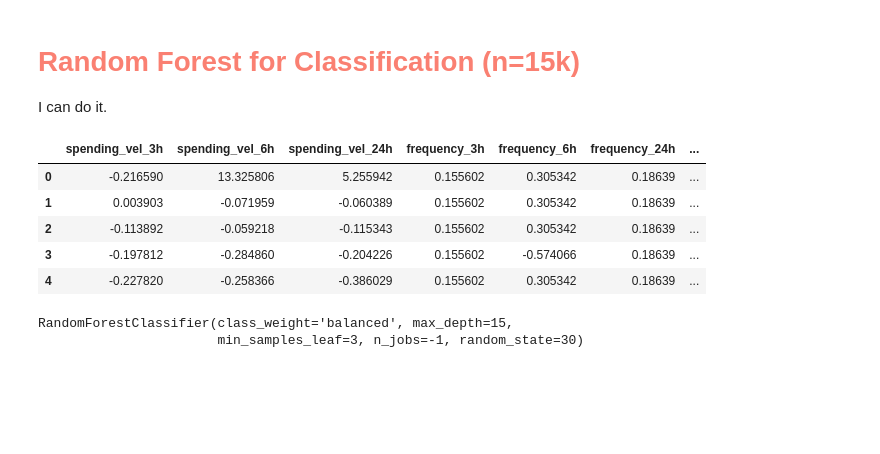
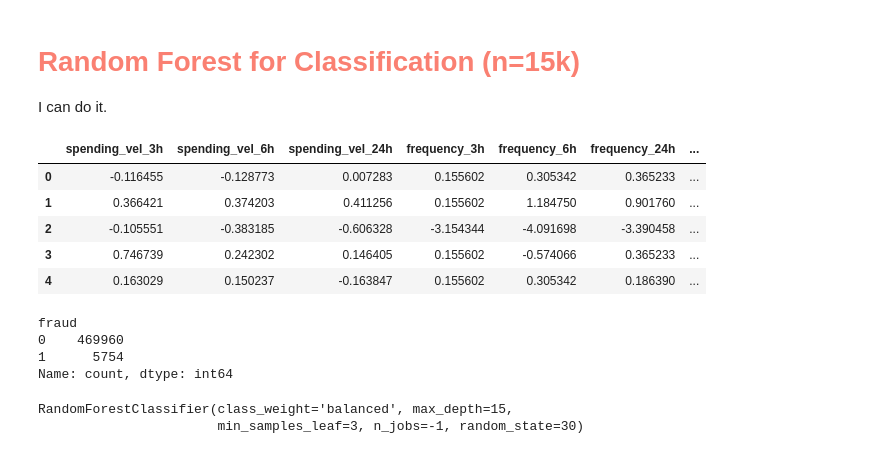
Before and after one commit to Bill2926/BankFraudML, a Jupyter notebook: notebooks/randomForest.ipynb, the cells around one changed output. Cells and saved outputs as stored; diff of their text form; code cells hidden in the pictures; blank space fills up the shorter version.

```diff
--- a/notebooks/randomForest.ipynb
+++ b/notebooks/randomForest.ipynb
@@ -13,15 +13,22 @@ from sklearn.ensemble import RandomForestClassifier
 from imblearn.over_sampling import SMOTE
 from sklearn.metrics import classification_report, confusion_matrix
 # %%
-df = pd.read_csv("../data/hybrid_training_data_15k.csv", encoding="utf-8")
+df = pd.read_csv("../data/kmed_labeled_data.csv", encoding="utf-8")
 df.head()
 # %% [output]
 |  | spending_vel_3h | spending_vel_6h | spending_vel_24h | frequency_3h | frequency_6h | frequency_24h | ... |
-| 0 | -0.216590 | 13.325806 | 5.255942 | 0.155602 | 0.305342 | 0.18639 | ... |
-| 1 | 0.003903 | -0.071959 | -0.060389 | 0.155602 | 0.305342 | 0.18639 | ... |
-| 2 | -0.113892 | -0.059218 | -0.115343 | 0.155602 | 0.305342 | 0.18639 | ... |
-| 3 | -0.197812 | -0.284860 | -0.204226 | 0.155602 | -0.574066 | 0.18639 | ... |
-| 4 | -0.227820 | -0.258366 | -0.386029 | 0.155602 | 0.305342 | 0.18639 | ... |
+| 0 | -0.116455 | -0.128773 | 0.007283 | 0.155602 | 0.305342 | 0.365233 | ... |
+| 1 | 0.366421 | 0.374203 | 0.411256 | 0.155602 | 1.184750 | 0.901760 | ... |
+| 2 | -0.105551 | -0.383185 | -0.606328 | -3.154344 | -4.091698 | -3.390458 | ... |
+| 3 | 0.746739 | 0.242302 | 0.146405 | 0.155602 | -0.574066 | 0.365233 | ... |
+| 4 | 0.163029 | 0.150237 | -0.163847 | 0.155602 | 0.305342 | 0.186390 | ... |
+# %%
+df['fraud'].value_counts()
+# %% [output]
+fraud
+0    469960
+1      5754
+Name: count, dtype: int64
 # %%
 X = df.iloc[:,0:-1]
 y = df.iloc[:,-1]
```
Also changed, not shown: parts of 6 cells of this notebook, 9 other files.
